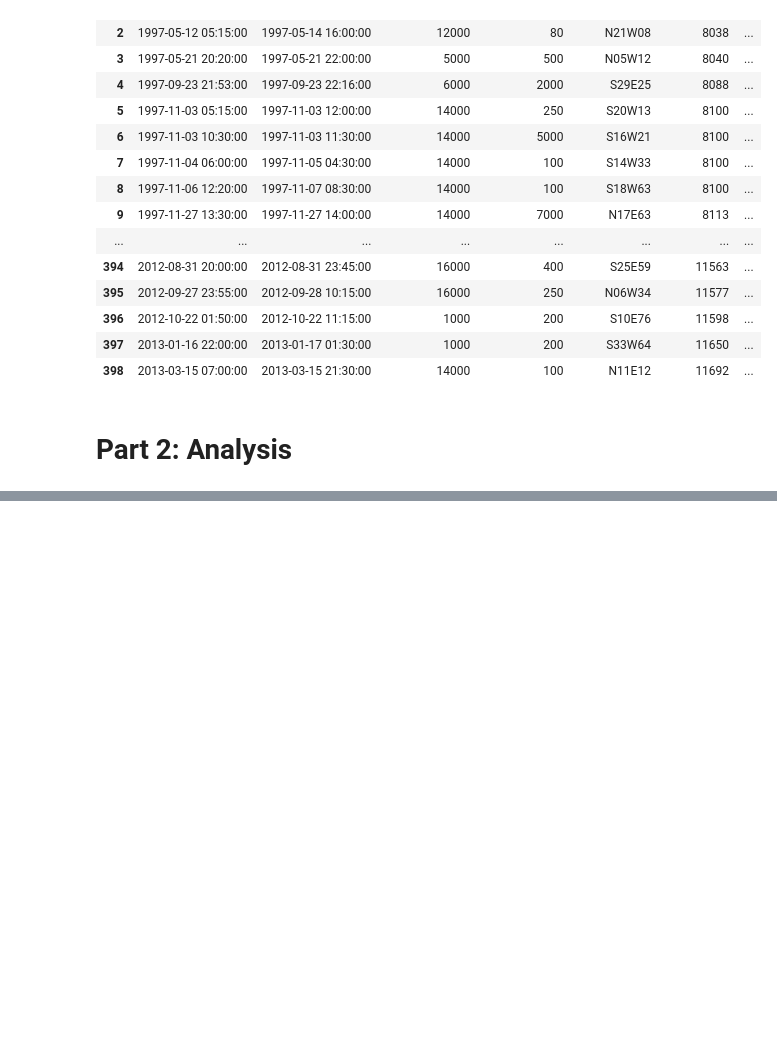
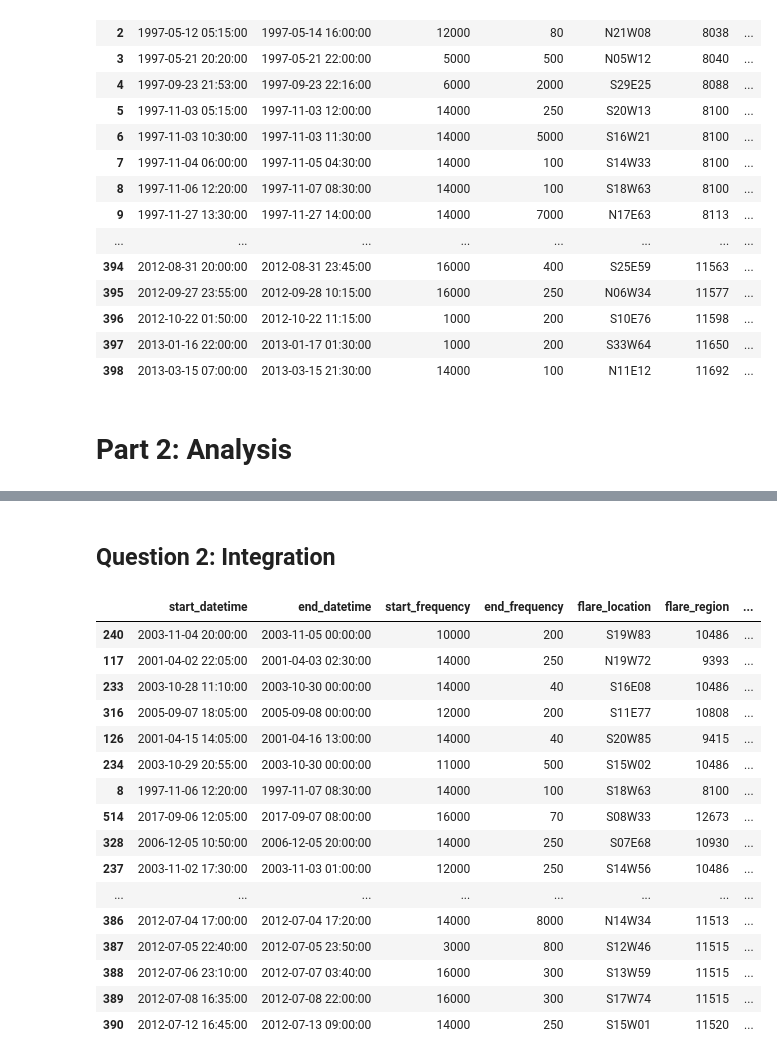
Before and after one commit to jpdevito/cmsc320, a Jupyter notebook: Project 1.ipynb, the cells around one changed output, grey strips where cells are left out. Saved outputs shown, nothing was run; the diff lists cells and outputs as text; code cells hidden in the pictures; blank space fills up the shorter version.

```diff
--- a/Project 1.ipynb
+++ b/Project 1.ipynb
@@ -330,0 +399,37 @@ df2
+# %% [markdown]
+## Question 2: Integration
+# %%
+df2.insert(len(df2.columns), 'rank', np.nan) # column for rank from SpaceWeaterLive
+
+# loop through SWL flares and NASA flares, find the NASA flare with a starting datetime that's closest to
+# the corresponding SWL one and set its rank to the corresponding SWL rank
+for i1, row1 in df1.iterrows():
+    lowest = abs(row1.at['start_datetime'] - df2.at[0, 'start_datetime']).total_seconds()
+    lowest_i = 0
+    for i2, row2 in df2.iterrows():
+        current = abs(row1.at['start_datetime'] - row2.at['start_datetime']).total_seconds()
+        rank = df2.at[i2, 'rank'] # rank already associated with row
+        if rank != rank and current < lowest: # set lowest if lowest timedelta row's rank is NaN
+            lowest = current
+            lowest_i = i2
+    df2.at[lowest_i, 'rank'] = row1.at['rank']
+# %%
+df2.sort_values(by='rank')
+# %% [output]
+|  | start_datetime | end_datetime | start_frequency | end_frequency | flare_location | flare_region | ... |
+| 240 | 2003-11-04 20:00:00 | 2003-11-05 00:00:00 | 10000 | 200 | S19W83 | 10486 | ... |
+| 117 | 2001-04-02 22:05:00 | 2001-04-03 02:30:00 | 14000 | 250 | N19W72 | 9393 | ... |
+| 233 | 2003-10-28 11:10:00 | 2003-10-30 00:00:00 | 14000 | 40 | S16E08 | 10486 | ... |
+| 316 | 2005-09-07 18:05:00 | 2005-09-08 00:00:00 | 12000 | 200 | S11E77 | 10808 | ... |
+| 126 | 2001-04-15 14:05:00 | 2001-04-16 13:00:00 | 14000 | 40 | S20W85 | 9415 | ... |
+| 234 | 2003-10-29 20:55:00 | 2003-10-30 00:00:00 | 11000 | 500 | S15W02 | 10486 | ... |
+| 8 | 1997-11-06 12:20:00 | 1997-11-07 08:30:00 | 14000 | 100 | S18W63 | 8100 | ... |
+| 514 | 2017-09-06 12:05:00 | 2017-09-07 08:00:00 | 16000 | 70 | S08W33 | 12673 | ... |
+| 328 | 2006-12-05 10:50:00 | 2006-12-05 20:00:00 | 14000 | 250 | S07E68 | 10930 | ... |
+| 237 | 2003-11-02 17:30:00 | 2003-11-03 01:00:00 | 12000 | 250 | S14W56 | 10486 | ... |
+| ... | ... | ... | ... | ... | ... | ... | ... |
+| 386 | 2012-07-04 17:00:00 | 2012-07-04 17:20:00 | 14000 | 8000 | N14W34 | 11513 | ... |
+| 387 | 2012-07-05 22:40:00 | 2012-07-05 23:50:00 | 3000 | 800 | S12W46 | 11515 | ... |
+| 388 | 2012-07-06 23:10:00 | 2012-07-07 03:40:00 | 16000 | 300 | S13W59 | 11515 | ... |
+| 389 | 2012-07-08 16:35:00 | 2012-07-08 22:00:00 | 16000 | 300 | S17W74 | 11515 | ... |
+| 390 | 2012-07-12 16:45:00 | 2012-07-13 09:00:00 | 14000 | 250 | S15W01 | 11520 | ... |
```
Also changed, not shown: parts of 10 cells of this notebook.
